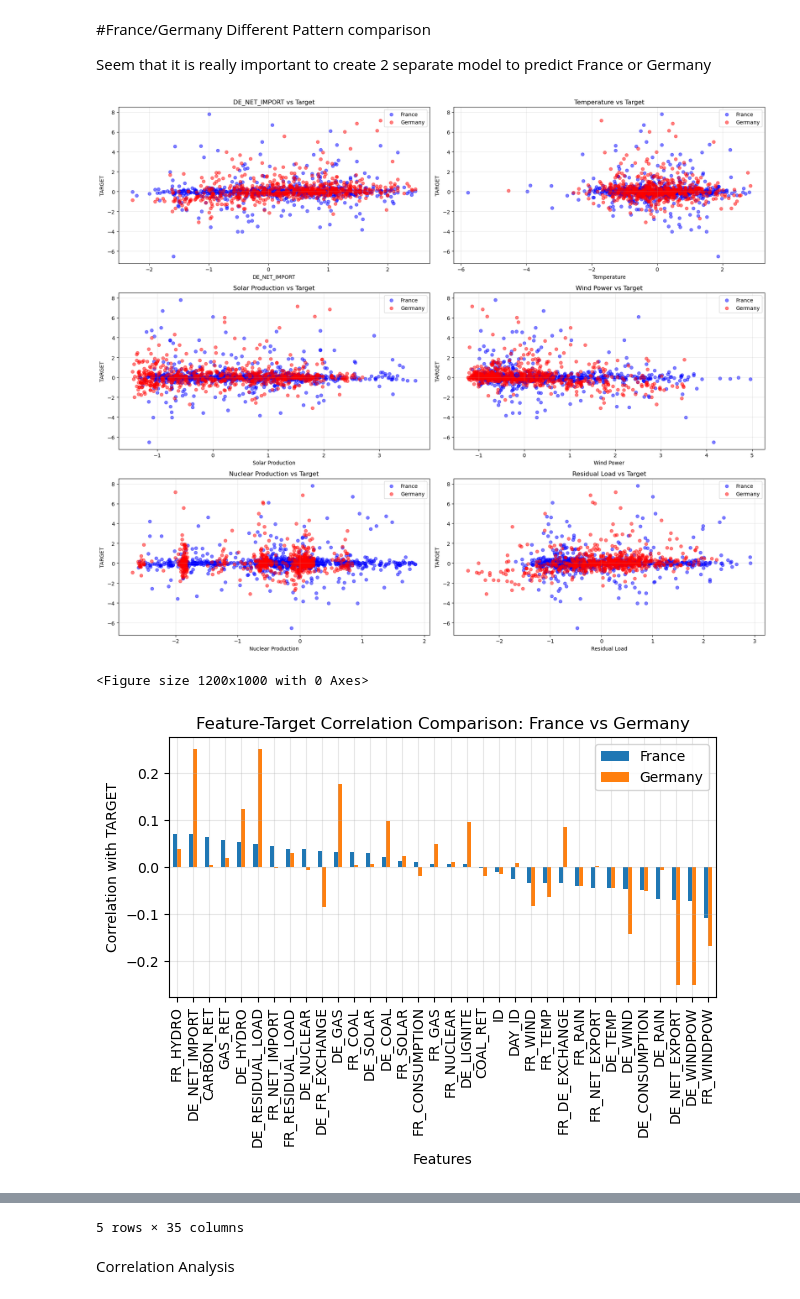
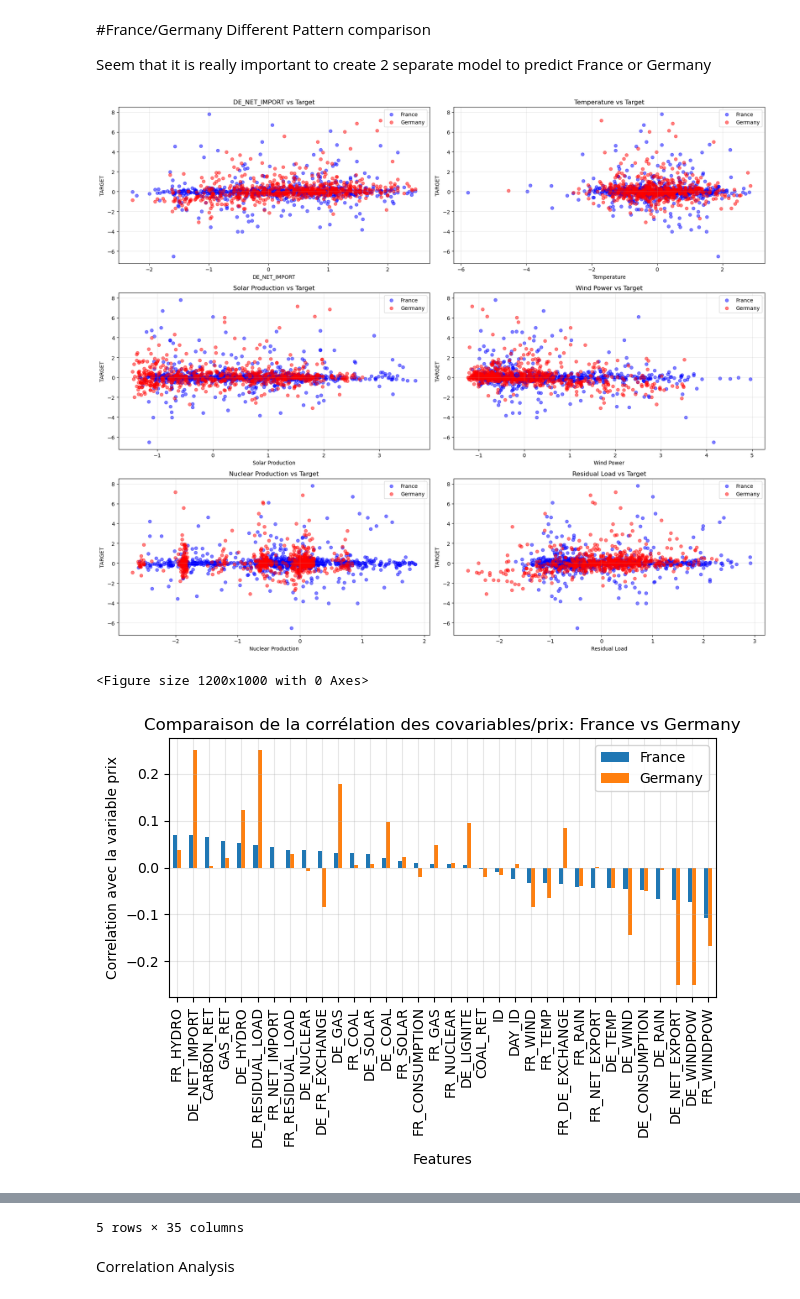
Before and after one commit to paulqevan/Challenge_QRT_prix_elec, a Jupyter notebook: Exploratory Thomas.ipynb, the cells around one changed output, grey strips where cells are left out. Cells and saved outputs as stored; diff of their text form; code cells hidden in the pictures.

```diff
--- a/Exploratory Thomas.ipynb
+++ b/Exploratory Thomas.ipynb
@@ -371,36 +371,36 @@ plt.show()
 # Compare correlation patterns between countries
 # First, drop the 'COUNTRY' column which is a string and causes conversion errors
 fr_data_numeric = fr_data.drop('COUNTRY', axis=1)
 de_data_numeric = de_data.drop('COUNTRY', axis=1)
 
 # Calculate correlations using numeric data only
 fr_corr = pd.merge(fr_data_numeric, Y_train, on='ID').corr()['TARGET'].sort_values(ascending=False)
 de_corr = pd.merge(de_data_numeric, Y_train, on='ID').corr()['TARGET'].sort_values(ascending=False)
 
 # Create a DataFrame to compare correlations between countries
 corr_comparison = pd.DataFrame({
     'France': fr_corr,
     'Germany': de_corr
 }).drop('TARGET')
 
 # Plot correlation comparison
 plt.figure(figsize=(12, 10))
 corr_comparison.sort_values('France', ascending=False).plot(kind='bar')
-plt.title('Feature-Target Correlation Comparison: France vs Germany')
+plt.title('Comparaison de la corrélation des covariables/prix: France vs Germany')
 plt.xlabel('Features')
-plt.ylabel('Correlation with TARGET')
+plt.ylabel('Correlation avec la variable prix')
 plt.grid(alpha=0.3)
 plt.xticks(rotation=90)
 plt.legend()
 plt.tight_layout()
 plt.show()
 
 
 fr_data.head()
 # %% [output]
 [figure]
 <Figure size 1200x1000 with 0 Axes>
-[figure, old version]
+[figure, new version]
 |  | ID | DAY_ID | COUNTRY | DE_CONSUMPTION | FR_CONSUMPTION | DE_FR_EXCHANGE | FR_DE_EXCHANGE | ... |
 | 0 | 1054 | 206 | FR | 0.210099 | -0.427458 | -0.606523 | 0.606523 | ... |
 | 1 | 2049 | 501 | FR | -0.022399 | -1.003452 | -0.022063 | 0.022063 | ... |
```
Also changed, not shown: parts of 1 cell of this notebook, 3 other files.
